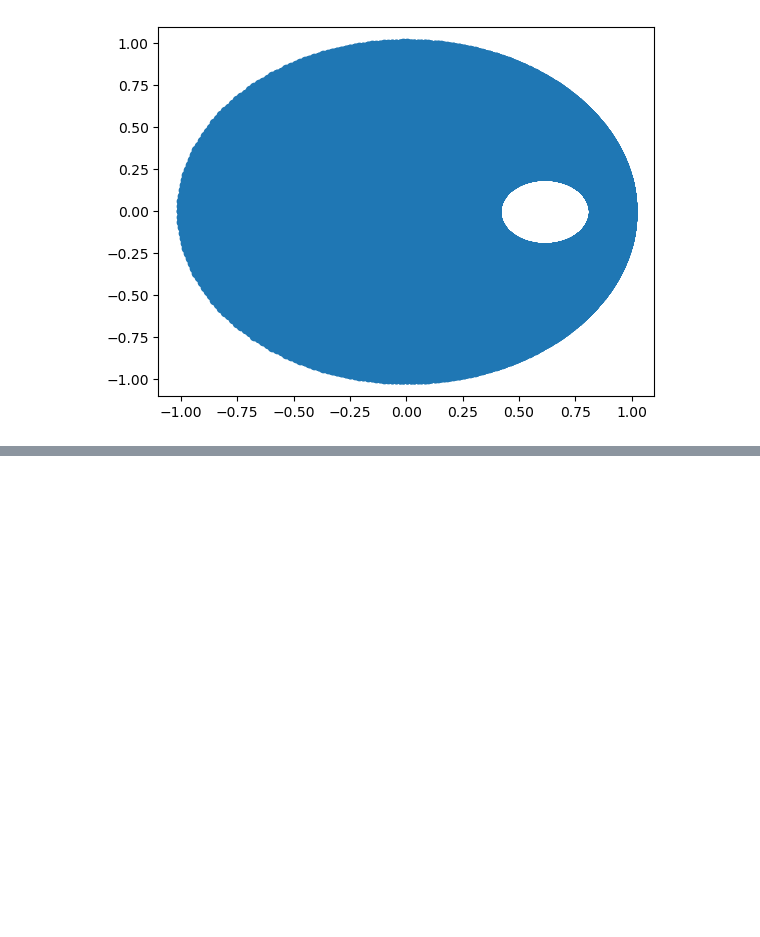
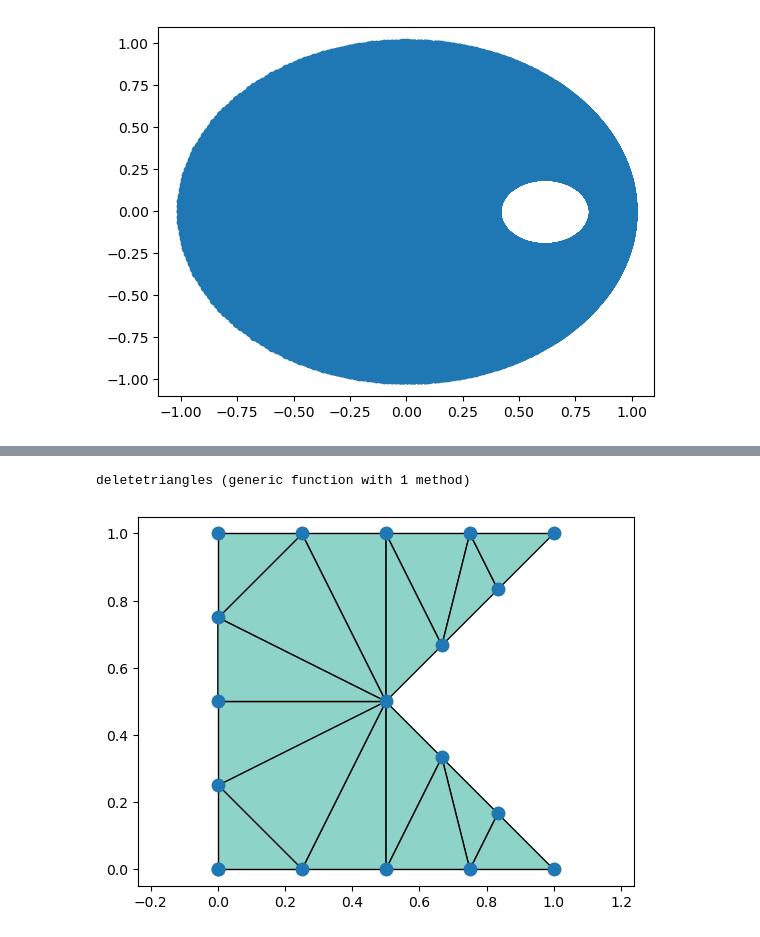
Before and after one commit to aledha/math228b, a Jupyter notebook: Problem sets/PS3/ps3.ipynb, the cells around one changed output, grey strips where cells are left out. Saved outputs shown, nothing was run; the diff lists cells and outputs as text; code cells hidden in the pictures; blank space fills up the shorter version.

```diff
--- a/Problem sets/PS3/ps3.ipynb
+++ b/Problem sets/PS3/ps3.ipynb
@@ -94,0 +160,51 @@ gcf()
+# %%
+function area(p, triangle)
+    points = [p[triangle[1],:] p[triangle[2],:] p[triangle[3],:]]
+    x, y = points[1,:], points[2,:]
+    return 1/2 * abs(x[1]*(y[2]-y[3]) + x[2]*(y[3]-y[1]) + x[3]*(y[1]-y[2]))
+end
+
+
+function deletetriangles(p, pv, t)
+    badtriangles = []
+    for i = 1:size(t, 1)
+        triangle = t[i, :]
+        midpoint = 1/3 * (p[triangle[1], :] + p[triangle[2],:] + p[triangle[3],:])
+        if inpolygon(midpoint, pv) == false || area(p, triangle) < 10^-12
+            badtriangles = push!(badtriangles, i)
+        end
+    end
+    return t[begin:end .∉ [badtriangles],:]
+end
+# %% [output]
+deletetriangles (generic function with 1 method)
+# %%
+function pmesh(pv, hmax, nref)
+    N = size(pv, 1) - 1
+    p = pv
+    # a)
+    for i = 1:N
+        segmentlength = sqrt((pv[i,1] - pv[i+1,1])^2 + (pv[i,2] - pv[i+1,2])^2)
+        numnodes = trunc(Int32, ceil(segmentlength/hmax))
+        realh = segmentlength / numnodes
+        extranodes = [LinRange(pv[i,1], pv[i+1,1], numnodes), LinRange(pv[i,2], pv[i+1,2], numnodes)]
+        extranodes = [extranodes[1][begin+1:end-1] extranodes[2][begin+1:end-1]]
+        p = vcat(p, extranodes)
+    end
+
+    t = delaunay(p)
+
+    t = deletetriangles(p, pv, t)
+
+    tplot(p, t)
+    plot(p[:,1], p[:,2], ".", markersize=18), axis("equal")
+end
+
+pv = [0 0; 1 0; .5 .5; 1 1; 0 1; 0 0]
+
+
+clf()
+pmesh(pv, 0.2, 1)
+gcf()
+# %% [output]
+[figure, added]
```
Also changed, not shown: parts of 3 cells of this notebook.
